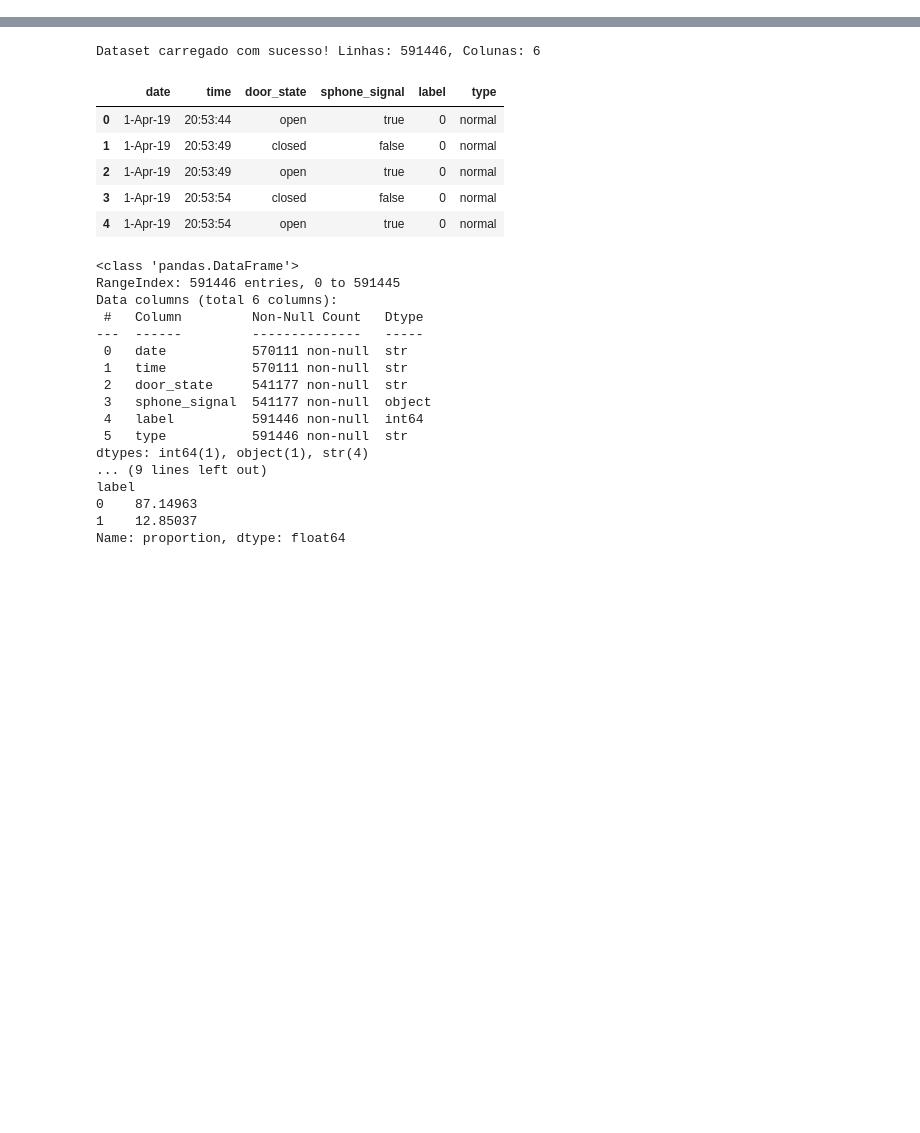
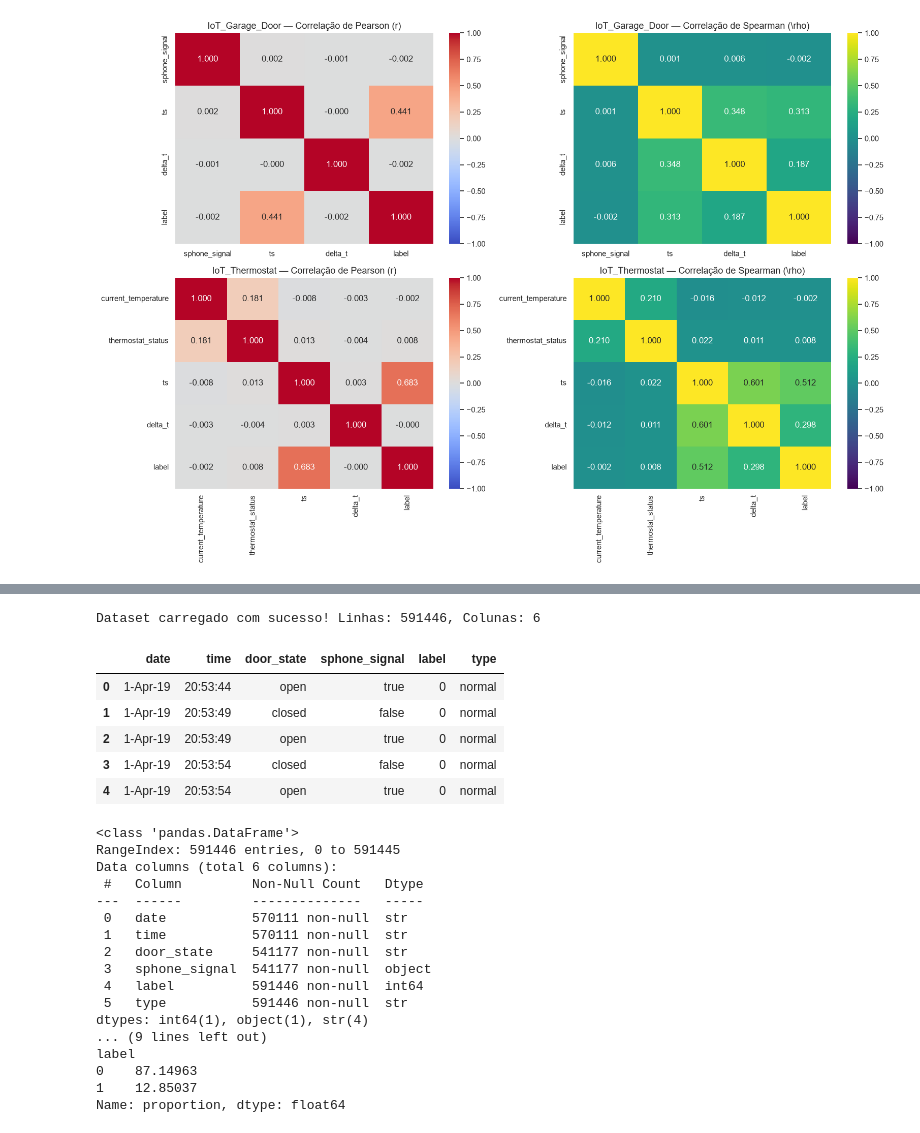
Before and after one commit to andregodoyro/iot-cyber-ids-ml, a Jupyter notebook: notebooks/1.0-eda.ipynb, the cells around one changed output, grey strips where cells are left out. Drawn from its saved outputs; the diff is of its cells as text; code cells hidden in the pictures; blank space fills up the shorter version.

```diff
--- a/notebooks/1.0-eda.ipynb
+++ b/notebooks/1.0-eda.ipynb
@@ -0,0 +6,22 @@
+# %%
+import numpy as np
+import pandas as pd
+import scipy.stats as stats
+import matplotlib.pyplot as plt
+import seaborn as sns
+
+from sklearn.feature_selection import mutual_info_classif
+from sklearn.preprocessing import LabelEncoder
+from pathlib import Path
+
+# Configurações de exibição de dados e gráficos
+pd.set_option('display.max_columns', None)
+pd.set_option('display.float_format', lambda x: '%.5f' % x)
+sns.set_theme(style="whitegrid", palette="muted")
+plt.rcParams["figure.figsize"] = (12, 6)
+
+# Define a raiz do projeto dinamicamente (1 nível acima da pasta do notebook)
+BASE_DIR = Path().resolve().parent if Path().resolve().name == 'notebooks' else Path().resolve()
+DATA_DIR = BASE_DIR / 'data' / 'processed'
+
+print("Ambiente e bibliotecas configurados com sucesso.")
@@ -0,0 +189,25 @@
+# %%
+# Isolamento dos atributos numéricos de cada dispositivo
+df_garage_num = df_garage[['sphone_signal', 'ts', 'delta_t', 'label']].dropna()
+df_thermostat_num = df_thermostat[['current_temperature', 'thermostat_status', 'ts', 'delta_t', 'label']].dropna()
+
+fig, axes = plt.subplots(2, 2, figsize=(16, 11))
+
+# Garagem — Pearson e Spearman
+sns.heatmap(df_garage_num.corr(method='pearson'), annot=True, cmap='coolwarm', fmt=".3f", ax=axes[0, 0], vmin=-1, vmax=1)
+axes[0, 0].set_title('IoT_Garage_Door — Correlação de Pearson (r)', fontsize=13)
+
+sns.heatmap(df_garage_num.corr(method='spearman'), annot=True, cmap='viridis', fmt=".3f", ax=axes[0, 1], vmin=-1, vmax=1)
+axes[0, 1].set_title('IoT_Garage_Door — Correlação de Spearman (\\rho)', fontsize=13)
+
+# Termostato — Pearson e Spearman
+sns.heatmap(df_thermostat_num.corr(method='pearson'), annot=True, cmap='coolwarm', fmt=".3f", ax=axes[1, 0], vmin=-1, vmax=1)
+axes[1, 0].set_title('IoT_Thermostat — Correlação de Pearson (r)', fontsize=13)
+
+sns.heatmap(df_thermostat_num.corr(method='spearman'), annot=True, cmap='viridis', fmt=".3f", ax=axes[1, 1], vmin=-1, vmax=1)
+axes[1, 1].set_title('IoT_Thermostat — Correlação de Spearman (\\rho)', fontsize=13)
+
+plt.tight_layout()
+plt.show()
+# %% [output]
+[figure, added]
```
Also changed, not shown: parts of 17 cells of this notebook.
